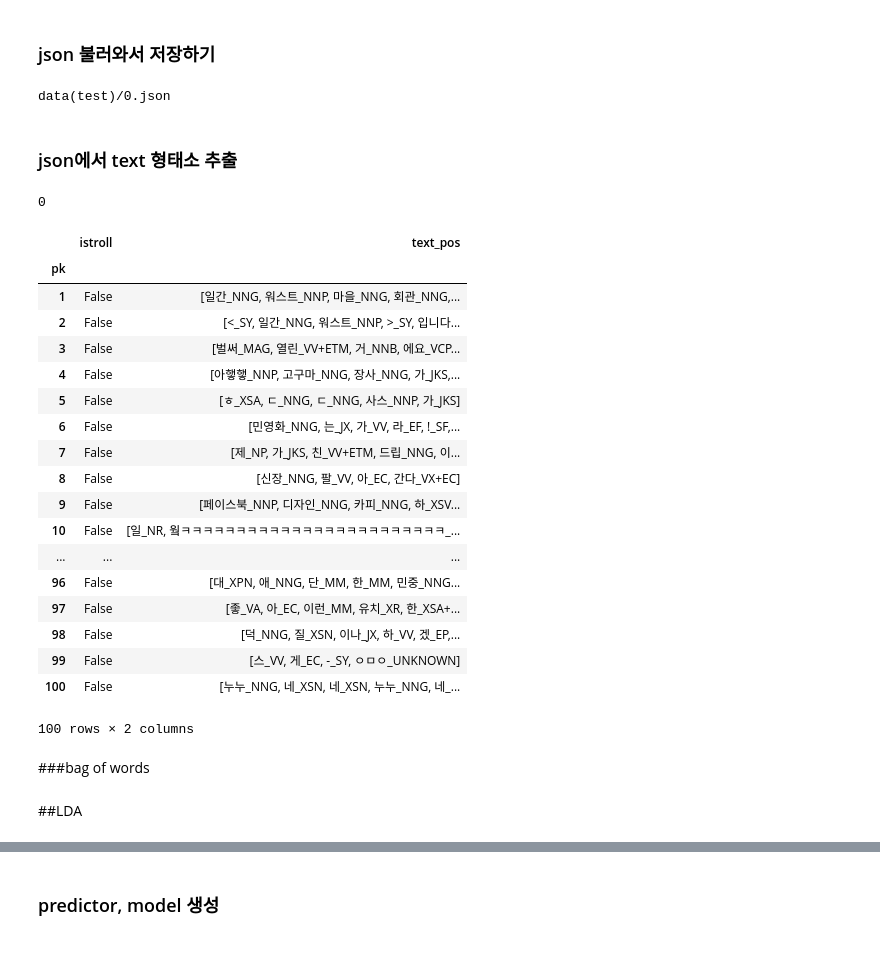
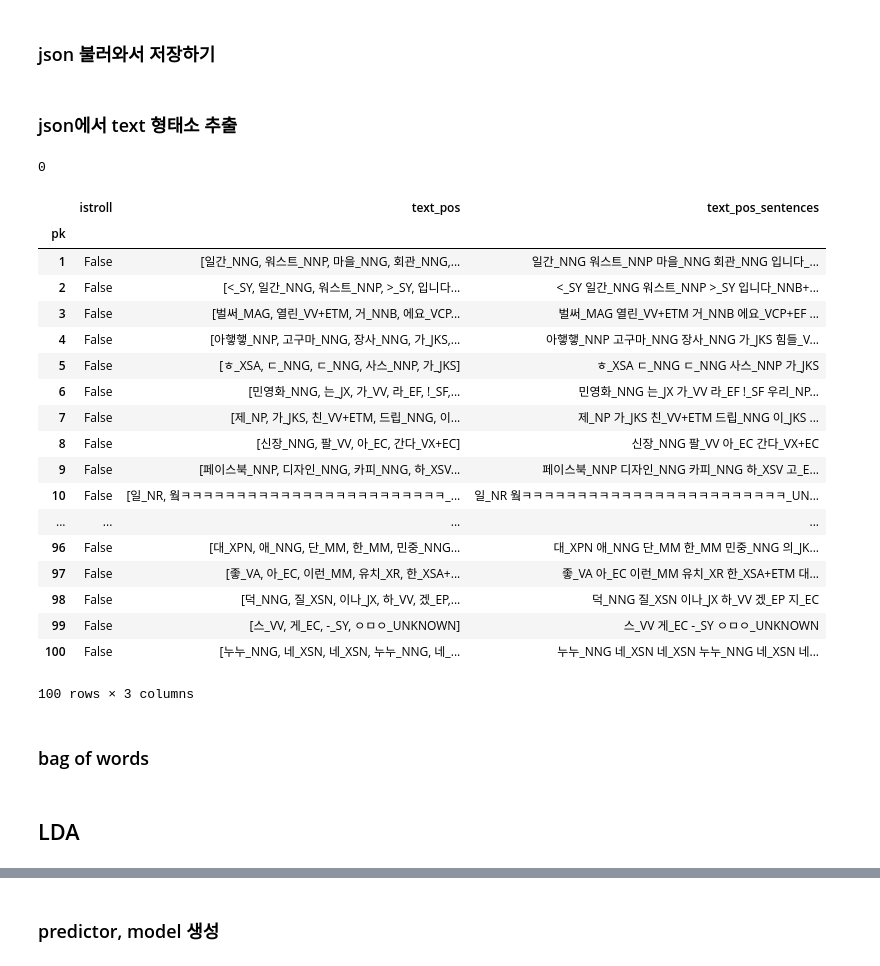
Before and after one commit to MacLunch/MacLunch, a Jupyter notebook: 1.Feature Extraction - Text.ipynb, the cells around one changed output, grey strips where cells are left out. Cells and saved outputs as stored; diff of their text form; code cells hidden in the pictures.

Commit message:
text에서 text_pos_sentences 컬럼 추가

```diff
--- a/1.Feature Extraction - Text.ipynb
+++ b/1.Feature Extraction - Text.ipynb
@@ -17,59 +17,59 @@ shuffle(file_list)
 
 json_train=[]
 for json_file_name in file_list:
-    print json_file_name
     json_file = json.loads(open(json_file_name).read())
     json_train += json_file["articles"]
-# %% [output]
-data(test)/0.json
 # %% [markdown]
 ### json에서 text 형태소 추출
 # %%
 from konlpy.tag import Mecab
 
 mecab = Mecab()
 
 labeled_train = []
 
 for cnt, article in enumerate(json_train):
-    text = bs(article["text"],"lxml").text
+    text = bs(article["text"], "html.parser").text
 
     if cnt % 10000 == 0:
-        print cnt
+        print(cnt)
+
+    text_pos = ["%s_%s" % (first, second) for first, second in mecab.pos(text)]
 
     labeled_train.append({
             "istroll": article["is_troll"],
-            "text_pos": ["%s_%s" % (first, second) for first, second in mecab.pos(text)],
+            "text_pos": text_pos,
+            "text_pos_sentences" : " ".join(text_pos),
             "pk": article["pk"]
         })
 
 labeled_train = pd.DataFrame.from_dict(labeled_train)
 labeled_train = labeled_train.set_index('pk')
 
 labeled_train
 # %% [output]
 0
-|  | istroll | text_pos |
-| pk |  |  |
-| 1 | False | [일간_NNG, 워스트_NNP, 마을_NNG, 회관_NNG,... |
-| 2 | False | [<_SY, 일간_NNG, 워스트_NNP, >_SY, 입니다... |
-| 3 | False | [벌써_MAG, 열린_VV+ETM, 거_NNB, 에요_VCP... |
-| 4 | False | [아햏햏_NNP, 고구마_NNG, 장사_NNG, 가_JKS,... |
-| 5 | False | [ㅎ_XSA, ㄷ_NNG, ㄷ_NNG, 사스_NNP, 가_JKS] |
-| 6 | False | [민영화_NNG, 는_JX, 가_VV, 라_EF, !_SF,... |
-| 7 | False | [제_NP, 가_JKS, 친_VV+ETM, 드립_NNG, 이... |
-| 8 | False | [신장_NNG, 팔_VV, 아_EC, 간다_VX+EC] |
-| 9 | False | [페이스북_NNP, 디자인_NNG, 카피_NNG, 하_XSV... |
-| 10 | False | [일_NR, 웤ㅋㅋㅋㅋㅋㅋㅋㅋㅋㅋㅋㅋㅋㅋㅋㅋㅋㅋㅋㅋㅋㅋㅋㅋ_... |
-| ... | ... | ... |
-| 96 | False | [대_XPN, 애_NNG, 단_MM, 한_MM, 민중_NNG... |
-| 97 | False | [좋_VA, 아_EC, 이런_MM, 유치_XR, 한_XSA+... |
-| 98 | False | [덕_NNG, 질_XSN, 이나_JX, 하_VV, 겠_EP,... |
-| 99 | False | [스_VV, 게_EC, -_SY, ㅇㅁㅇ_UNKNOWN] |
-| 100 | False | [누누_NNG, 네_XSN, 네_XSN, 누누_NNG, 네_... |
+|  | istroll | text_pos | text_pos_sentences |
+| pk |  |  |  |
+| 1 | False | [일간_NNG, 워스트_NNP, 마을_NNG, 회관_NNG,... | 일간_NNG 워스트_NNP 마을_NNG 회관_NNG 입니다_... |
+| 2 | False | [<_SY, 일간_NNG, 워스트_NNP, >_SY, 입니다... | <_SY 일간_NNG 워스트_NNP >_SY 입니다_NNB+... |
+| 3 | False | [벌써_MAG, 열린_VV+ETM, 거_NNB, 에요_VCP... | 벌써_MAG 열린_VV+ETM 거_NNB 에요_VCP+EF ... |
+| 4 | False | [아햏햏_NNP, 고구마_NNG, 장사_NNG, 가_JKS,... | 아햏햏_NNP 고구마_NNG 장사_NNG 가_JKS 힘들_V... |
+| 5 | False | [ㅎ_XSA, ㄷ_NNG, ㄷ_NNG, 사스_NNP, 가_JKS] | ㅎ_XSA ㄷ_NNG ㄷ_NNG 사스_NNP 가_JKS |
+| 6 | False | [민영화_NNG, 는_JX, 가_VV, 라_EF, !_SF,... | 민영화_NNG 는_JX 가_VV 라_EF !_SF 우리_NP... |
+| 7 | False | [제_NP, 가_JKS, 친_VV+ETM, 드립_NNG, 이... | 제_NP 가_JKS 친_VV+ETM 드립_NNG 이_JKS ... |
+| 8 | False | [신장_NNG, 팔_VV, 아_EC, 간다_VX+EC] | 신장_NNG 팔_VV 아_EC 간다_VX+EC |
+| 9 | False | [페이스북_NNP, 디자인_NNG, 카피_NNG, 하_XSV... | 페이스북_NNP 디자인_NNG 카피_NNG 하_XSV 고_E... |
+| 10 | False | [일_NR, 웤ㅋㅋㅋㅋㅋㅋㅋㅋㅋㅋㅋㅋㅋㅋㅋㅋㅋㅋㅋㅋㅋㅋㅋㅋ_... | 일_NR 웤ㅋㅋㅋㅋㅋㅋㅋㅋㅋㅋㅋㅋㅋㅋㅋㅋㅋㅋㅋㅋㅋㅋㅋㅋ_UN... |
+| ... | ... | ... | ... |
+| 96 | False | [대_XPN, 애_NNG, 단_MM, 한_MM, 민중_NNG... | 대_XPN 애_NNG 단_MM 한_MM 민중_NNG 의_JK... |
+| 97 | False | [좋_VA, 아_EC, 이런_MM, 유치_XR, 한_XSA+... | 좋_VA 아_EC 이런_MM 유치_XR 한_XSA+ETM 대... |
+| 98 | False | [덕_NNG, 질_XSN, 이나_JX, 하_VV, 겠_EP,... | 덕_NNG 질_XSN 이나_JX 하_VV 겠_EP 지_EC |
+| 99 | False | [스_VV, 게_EC, -_SY, ㅇㅁㅇ_UNKNOWN] | 스_VV 게_EC -_SY ㅇㅁㅇ_UNKNOWN |
+| 100 | False | [누누_NNG, 네_XSN, 네_XSN, 누누_NNG, 네_... | 누누_NNG 네_XSN 네_XSN 누누_NNG 네_XSN 네... |
-100 rows × 2 columns
+100 rows × 3 columns
 # %% [markdown]
-###bag of words
+### bag of words
 # %%
 from sklearn.feature_extraction.text import CountVectorizer
 
@@ -88,7 +87,7 @@ def make_bag_of_words(labeled_train, max_features, col_name):
 
     return labeled_train
 # %% [markdown]
-##LDA
+## LDA
 # %%
 import gensim
 from gensim import corpora, models
```
Also changed, not shown: parts of 5 cells of this notebook, 1 other file.
